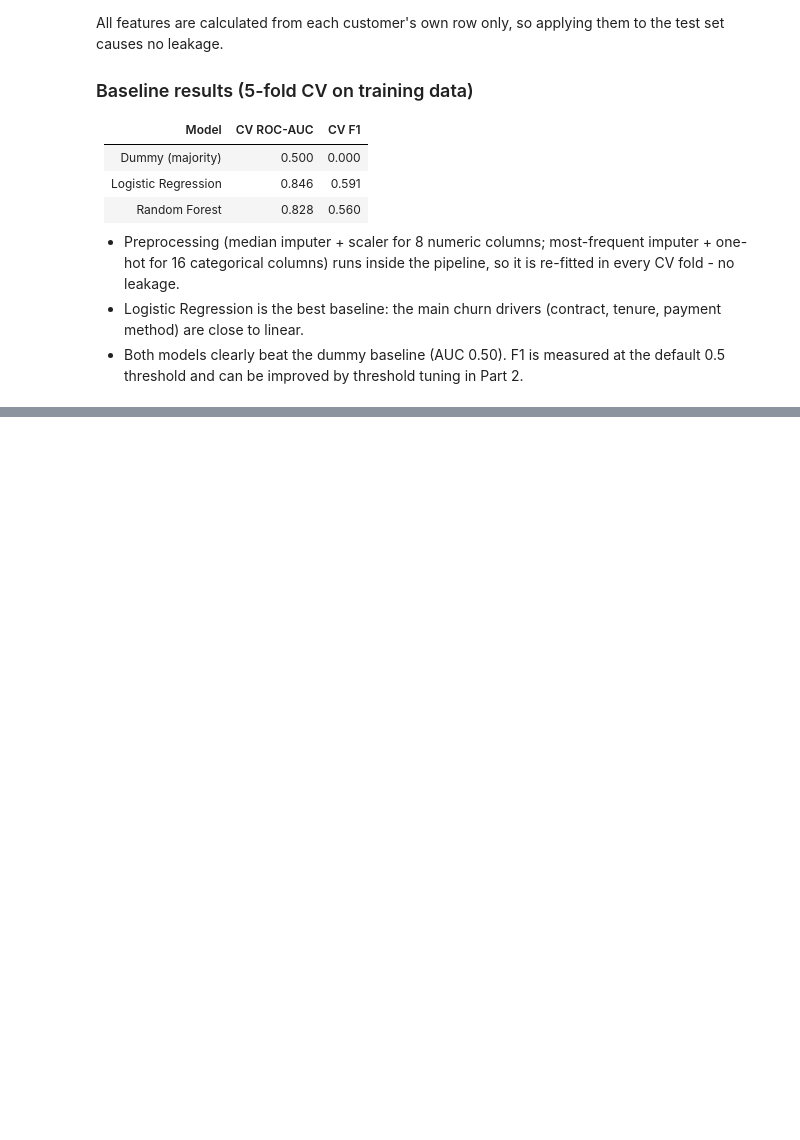
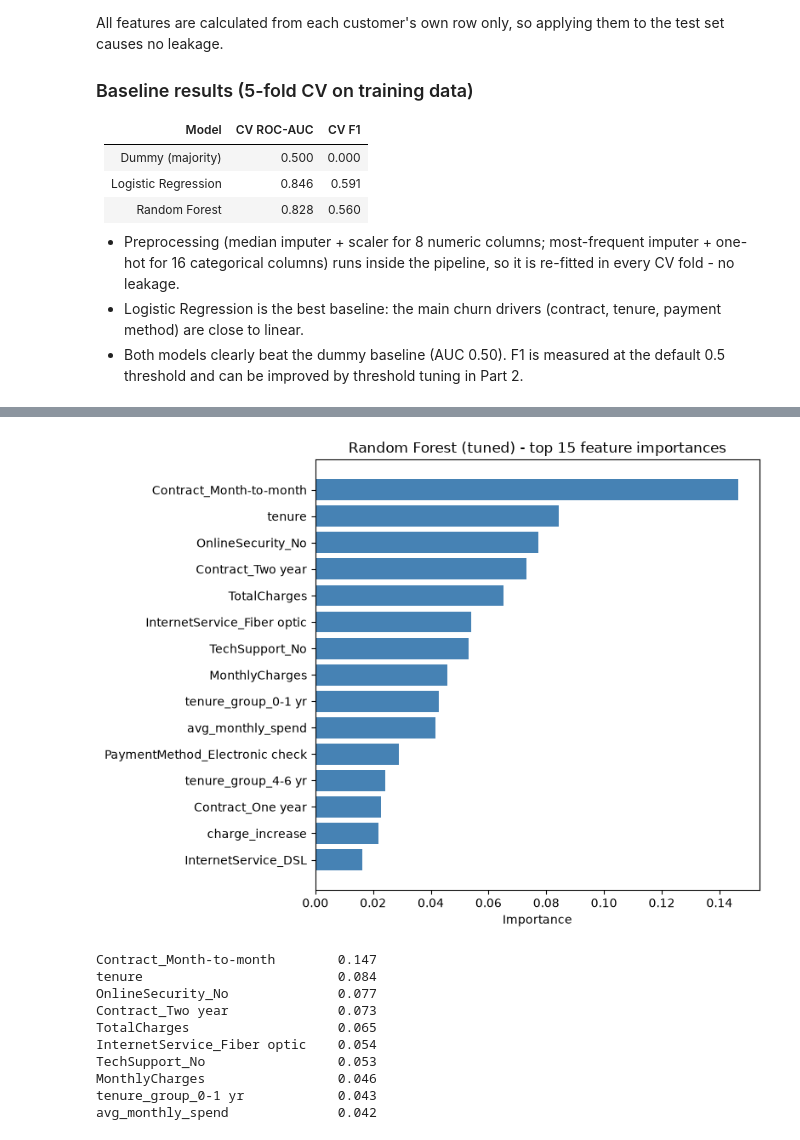
Before and after one commit to abineshs-arch/churn-prediction, a Jupyter notebook: churn.ipynb, the cells around one changed output, grey strips where cells are left out. Saved outputs shown, nothing was run; the diff lists cells and outputs as text; code cells hidden in the pictures; blank space fills up the shorter version.

```diff
--- a/churn.ipynb
+++ b/churn.ipynb
@@ -277,0 +423,28 @@ All features are calculated from each customer's own row only, so applying them
+# %%
+best_pipe = tuned["Random Forest"]
+names = best_pipe.named_steps["preprocess"].get_feature_names_out()
+names = [n.split("__", 1)[1] for n in names]          # drop the "num__" / "cat__" prefix
+imp = pd.Series(best_pipe.named_steps["model"].feature_importances_, index=names)
+top = imp.sort_values(ascending=False).head(15)
+
+plt.figure(figsize=(8, 6))
+plt.barh(top.index[::-1], top.values[::-1], color="steelblue")
+plt.xlabel("Importance")
+plt.title("Random Forest (tuned) - top 15 feature importances")
+plt.tight_layout()
+plt.savefig("feature_importance.png", dpi=150)
+plt.show()
+
+print(top.head(10).round(3).to_string())
+# %% [output]
+[figure, added]
+Contract_Month-to-month        0.147
+tenure                         0.084
+OnlineSecurity_No              0.077
+Contract_Two year              0.073
+TotalCharges                   0.065
+InternetService_Fiber optic    0.054
+TechSupport_No                 0.053
+MonthlyCharges                 0.046
+tenure_group_0-1 yr            0.043
+avg_monthly_spend              0.042
```
Also changed, not shown: parts of 6 cells of this notebook, 3 other files.
